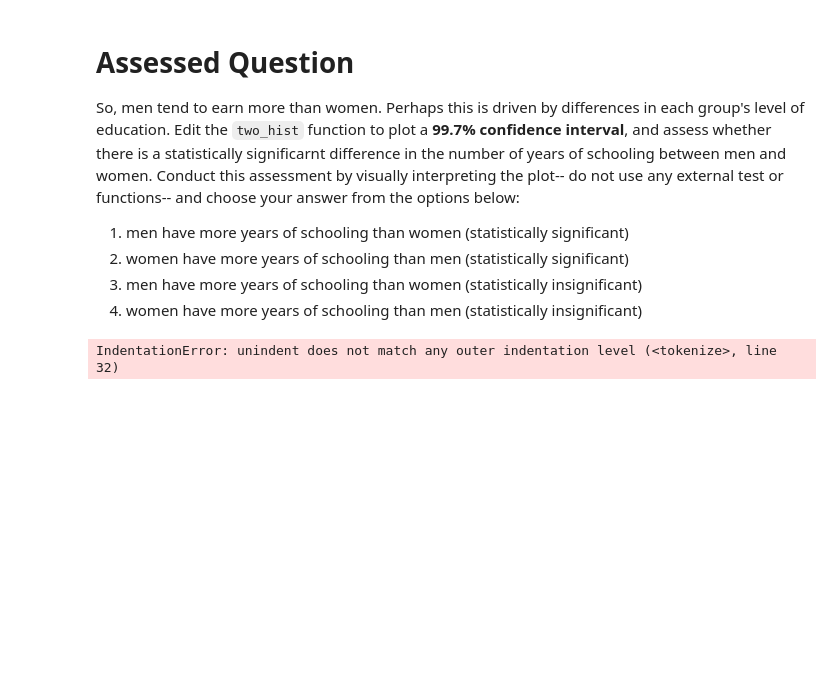
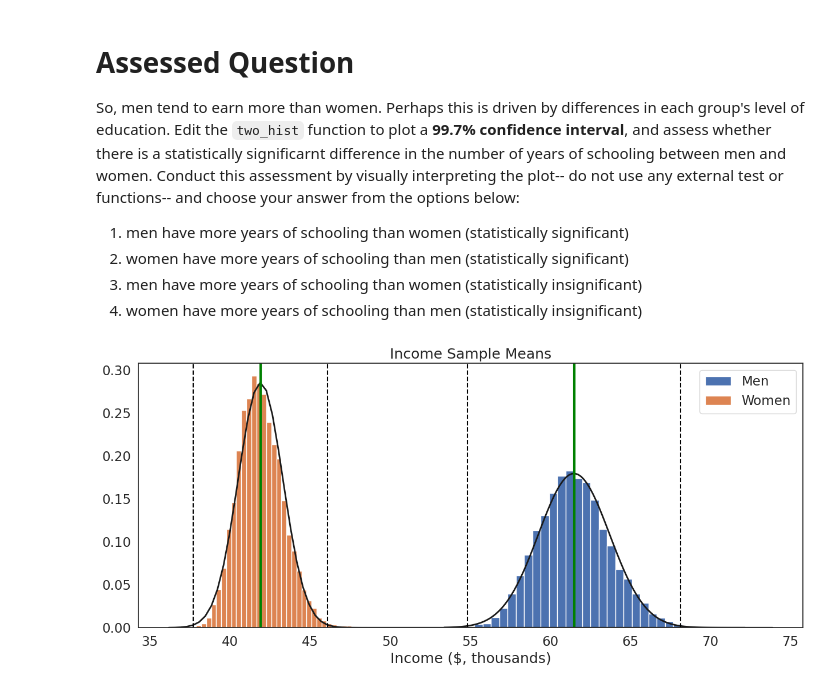
Before and after one commit to rajsrisaikrishnan-cyber/QM2, a Jupyter notebook: notebooks/W05. Distributions and Basic Statistics.ipynb, the cells around one changed output. Cells and saved outputs as stored; diff of their text form; code cells hidden in the pictures; blank space fills up the shorter version.

```diff
--- a/notebooks/W05. Distributions and Basic Statistics.ipynb
+++ b/notebooks/W05. Distributions and Basic Statistics.ipynb
@@ -444,14 +431,0 @@ Distribution shifts to the middle
-# %%
-#create an empty list to store sample means
-sample_means=[]
-
-sample_size=1000
-# loop 10,000 times.
-for i in range(0,10000):
-    sample= df['income'].sample(sample_size, replace=True) # draw a sample of 10 observations from the income variable, with replacement
-    sample_mean=sample.mean() # calculate the mean of the sample
-    sample_means.append(sample_mean) # append the sample mean to the list of sample means
-
-plt.hist(sample_means, bins=30, edgecolor='white', density=True) # plot a histogram of the sample means
-plt.title('Distribution of Sample Means (n={})'.format(sample_size)) # add a title
-plt.show()
@@ -582,34 +557,34 @@ So, men tend to earn more than women. Perhaps this is driven by differences in e
 def two_hist(groups,group_labs,xlab, title): # define a function called two_hist that takes a list of groups, a list of group labels, an x-axis label, and a title as arguments
 
 		plt.figure(figsize=(15,6)) # set the figure size
 
 		it=-1 # create a counter variable called "it" and set it equal to -1
 		for var in groups: # loop through each group in the list of groups
 			it+=1 # increase the iterator by 1
 			sample_size=1000 # set the sample size equal to 1000
 			sample_means=[] # create an empty list to store sample means
 			iterations=10000 # set the number of iterations equal to 10,000
 
 			for i in range(0,iterations): # loop through the number of iterations
 				sample=var.sample(sample_size, replace=True) # draw a sample of the size specified by the "sample_size" parameter
 				sample_mean=sample.mean() # calculate the mean of the sample
 				sample_means.append(sample_mean) # append the sample mean to the list of sample means
 
 			plt.hist(sample_means, bins=int(iterations/300),edgecolor='white',density=True, label=group_labs[it])  # plot a histogram of the sample means
 			mu, se = norm.fit(sample_means) # fit a normal distribution to the data
 			xmin, xmax = plt.xlim() # set the x-axis limits
 			x = np.linspace(xmin, xmax, 100) # create a range of values from the minimum to the maximum x-axis value
 			p = norm.pdf(x, mu, se) # calculate the probability density function for the normal distribution
 
 			plt.plot(x, p, 'k', linewidth=2) # plot the normal distribution
 			plt.xlabel(xlab) # add an x-axis label
 			plt.title(title) # add a title
 			plt.axvline(var.mean(), color='green', linestyle='solid', linewidth=3) # add a vertical line at the mean of the variable
-			plt.axvline(mu-se*2, color='black', linestyle='dashed', linewidth=1.5)
-			plt.axvline(mu+se*2, color='black', linestyle='dashed', linewidth=1.5)
+			plt.axvline(mu-se*3, color='black', linestyle='dashed', linewidth=1.5)
+			plt.axvline(mu+se*3, color='black', linestyle='dashed', linewidth=1.5)
 			plt.legend() # add a legend
 
 		plt.show()  # show the plot
-    two_hist([men,women],['Men','Women'],'Income ($, thousands)', "Income Sample Means")
+two_hist([men,women],['Men','Women'],'Income ($, thousands)', "Income Sample Means")
 # %% [output]
-IndentationError: unindent does not match any outer indentation level (<tokenize>, line 32)
+[figure, added]
```
Also changed, not shown: parts of 26 cells of this notebook.
